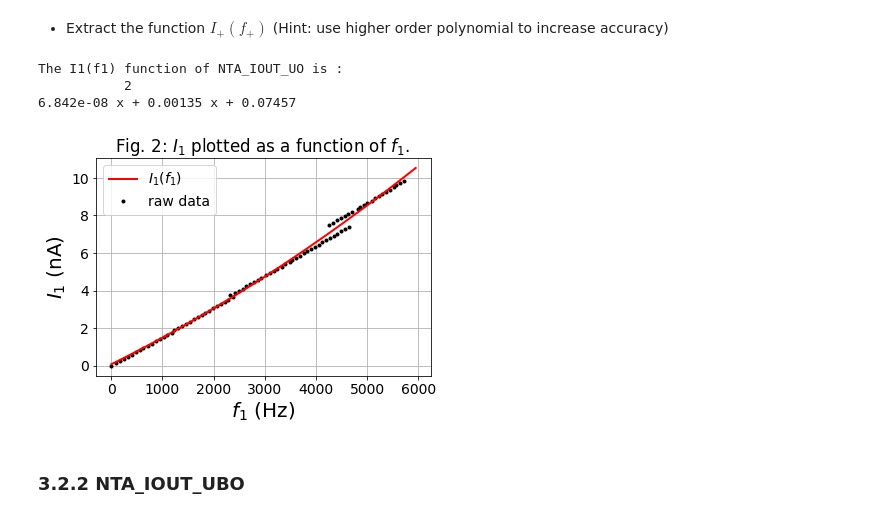
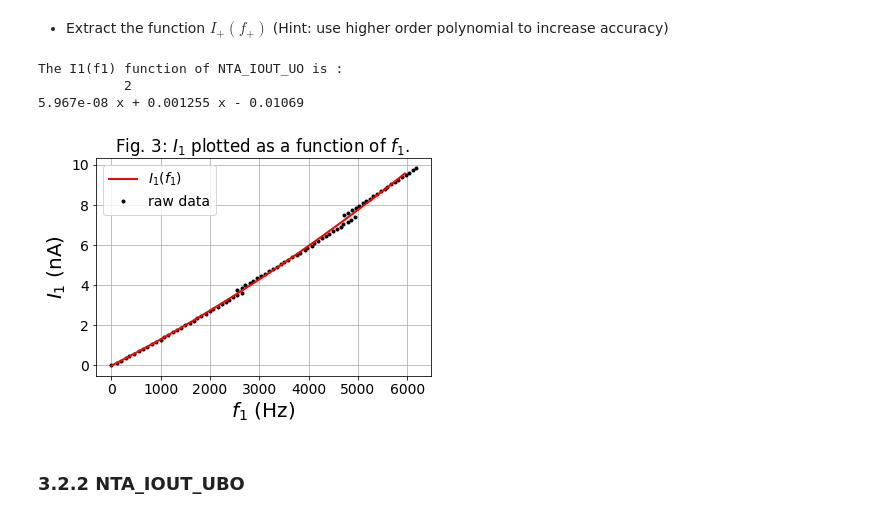
Before and after one commit to janhohenheim/neuromorphic-engineering-one, a Jupyter notebook: neuromorphic_engineering_one/session5_transconductance_amplifier/2021_Lab5_TransAmp_4.5_Jan_Hohenheim.ipynb, the cells around one changed output. Saved outputs shown, nothing was run; the diff lists cells and outputs as text; code cells hidden in the pictures.

```diff
--- a/neuromorphic_engineering_one/session5_transconductance_amplifier/2021_Lab5_TransAmp_4.5_Jan_Hohenheim.ipynb
+++ b/neuromorphic_engineering_one/session5_transconductance_amplifier/2021_Lab5_TransAmp_4.5_Jan_Hohenheim.ipynb
@@ -235,7 +240,7 @@ np.savetxt('./data/c2f_Iout_UO_ex3_cal.csv', data_Iout_UO_ex3_cal, delimiter=','
 * Load data you saved
 # %%
 # load the saved data
-c2f_Iout_UO_ex3_save,calIout_UO_ex3_save = np.loadtxt('./data/c2f_Iout_UO_ex3_cal.csv',  delimiter=',')
+c2f_Iout_UO_ex3_save,calIout_UO_ex3_save = np.loadtxt('./data/c2f_Iout_UO_ex3_cal_I_plus.csv',  delimiter=',')
 # %% [markdown]
 * C2f plot
 # %%
@@ -272,36 +277,36 @@ high_bound = 80
 # print(c2f_Iout_UO_ex3[low_bound:high_bound])
 
 # fit polynomial to C2F (frequency) vs I data
 a2, a1, a0 = np.polyfit(c2f_Iout_UO_ex3_save[low_bound:high_bound], Iout_UO_ex3[low_bound:high_bound],2)
 # print(a0)
 # print(a1)
 # print(a2)
 
 # Print out the function I(f) you got
 I_freq = np.polyfit(c2f_Iout_UO_ex3_save[low_bound:high_bound], Iout_UO_ex3[low_bound:high_bound], 2)
 print ('The I1(f1) function of NTA_IOUT_UO is :')
 print (np.poly1d(I_freq))
 
 
 # select frequency range that you want to plot
 freq = np.arange(0, 6000, 50)
 # print(freq)
 
 I1 = a2*freq**2 + a1*freq + a0   # function I(f)
 fit, = plt.plot(freq, I1, 'r-', linewidth=2)
 
 
 plt.xlabel('$f_1$ (Hz)', {'size':20})
 plt.ylabel('$I_1$ (nA)', {'size':20})
 plt.legend([fit, raw_UO], ['$I_1(f_1)$', 'raw data'],prop={'size': 14})
-plt.title('Fig. 2: $I_1$ plotted as a function of $f_1$. ')
+plt.title('Fig. 3: $I_1$ plotted as a function of $f_1$. ')
 plt.grid()
 plt.show()
 # %% [output]
 The I1(f1) function of NTA_IOUT_UO is :
            2
-6.842e-08 x + 0.00135 x + 0.07457
+5.967e-08 x + 0.001255 x - 0.01069
-[figure, old version]
+[figure, new version]
 # %% [markdown]
 ### 3.2.2 NTA_IOUT_UBO
 # %% [markdown]
```
Also changed, not shown: parts of 13 cells of this notebook, 2 other files.
